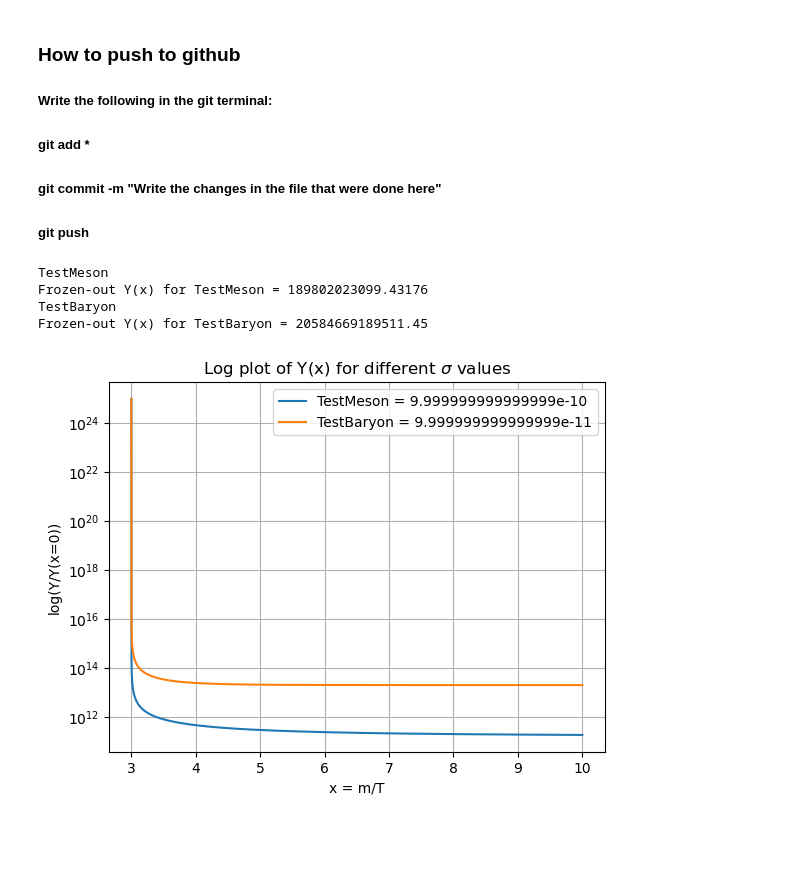
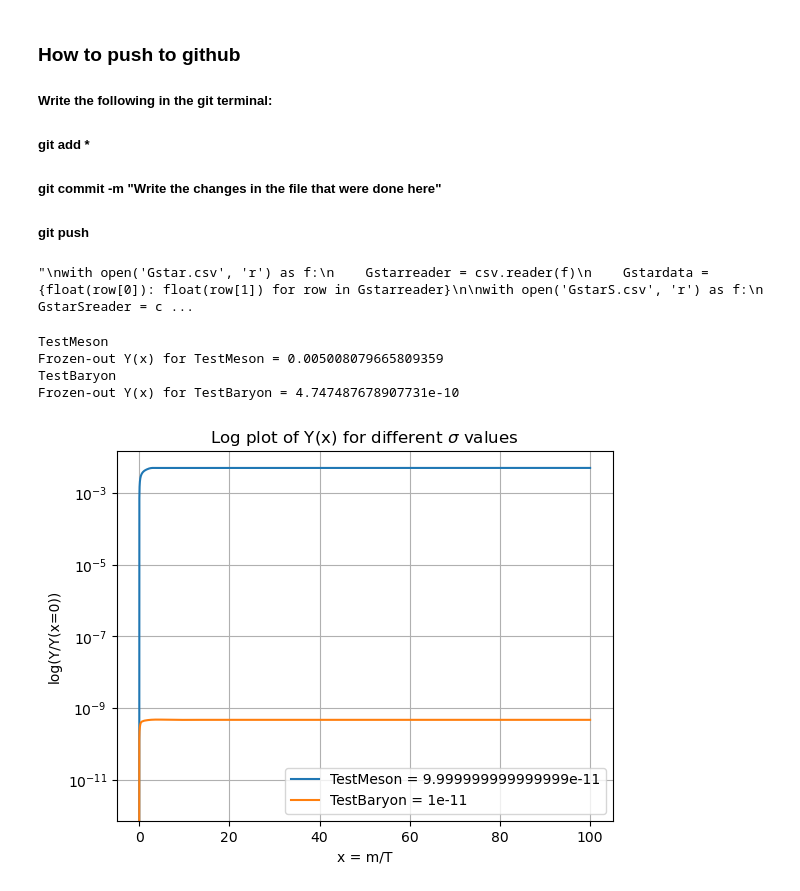
Before and after one commit to IgalPress/Thesis, a Jupyter notebook: FreezeOutCode.ipynb, the cells around one changed output. Drawn from its saved outputs; the diff is of its cells as text; code cells hidden in the pictures; blank space fills up the shorter version.

```diff
--- a/FreezeOutCode.ipynb
+++ b/FreezeOutCode.ipynb
@@ -12,6 +12,7 @@ from scipy.special import kn
 from scipy.integrate import quad
 import csv
 # %%
+"""
 with open('Gstar.csv', 'r') as f:
     Gstarreader = csv.reader(f)
     Gstardata = {float(row[0]): float(row[1]) for row in Gstarreader}
@@ -19,46 +20,49 @@ with open('Gstar.csv', 'r') as f:
 with open('GstarS.csv', 'r') as f:
     GstarSreader = csv.reader(f)
     GstarSdata = {float(row[0]): float(row[1]) for row in GstarSreader}
+"""
+# %% [output]
+"\nwith open('Gstar.csv', 'r') as f:\n    Gstarreader = csv.reader(f)\n    Gstardata = {float(row[0]): float(row[1]) for row in Gstarreader}\n\nwith open('GstarS.csv', 'r') as f:\n    GstarSreader = c ...
 # %%
 %run FreezeOutFunctions.ipynb
 %run CrossSectionFunctions.ipynb
 
-Y0 = [1e25]
-x_min = 3
-x_max = 10
+Y0 = [0]
+x_min = 0.01
+x_max = 100
 x_span = (x_min, x_max)
 x_eval = np.linspace(x_min, x_max, 500000)
 
 # THE STRING ENCLOSED WITHIN THE "" IS TELLING THE CODE WHAT RATIO TO USE REGARDLESS OF WHAT VARIABLE YOU PASS THROUGH NEXT
 sigma_values = {
     "TestMeson": Sigma_Meson,
     "TestBaryon": Sigma_Baryon
 }
 
 for particle, sigma_value in sigma_values.items():
     sol = solve_ivp(lambda x, Y: dYdx(x, Y, sigma_value, particle), x_span, Y0, t_eval=x_eval)
     print(particle)
 
     # Number of frozen-out DM particles
     Y_frozen = sol.y[0, -1]
     print(f'Frozen-out Y(x) for {particle} = {Y_frozen}')
 
     plt.plot(sol.t, sol.y[0], label=f'{particle} = {sigma_value}')
 
 # Plot configurations
 plt.yscale('log')
 #plt.xscale('log')
 plt.xlabel('x = m/T')
 plt.ylabel('log(Y/Y(x=0))')
 plt.title('Log plot of Y(x) for different $\sigma$ values')
 plt.legend()
 plt.grid(True)
 #plt.savefig('DifferentSigmaSValues.png', facecolor='w')
 
 plt.show()
 # %% [output]
 TestMeson
-Frozen-out Y(x) for TestMeson = 189802023099.43176
+Frozen-out Y(x) for TestMeson = 0.005008079665809359
 TestBaryon
-Frozen-out Y(x) for TestBaryon = 20584669189511.45
+Frozen-out Y(x) for TestBaryon = 4.747487678907731e-10
-[figure, old version]
+[figure, new version]
```
Also changed, not shown: parts of 3 cells of this notebook, 3 other files.
